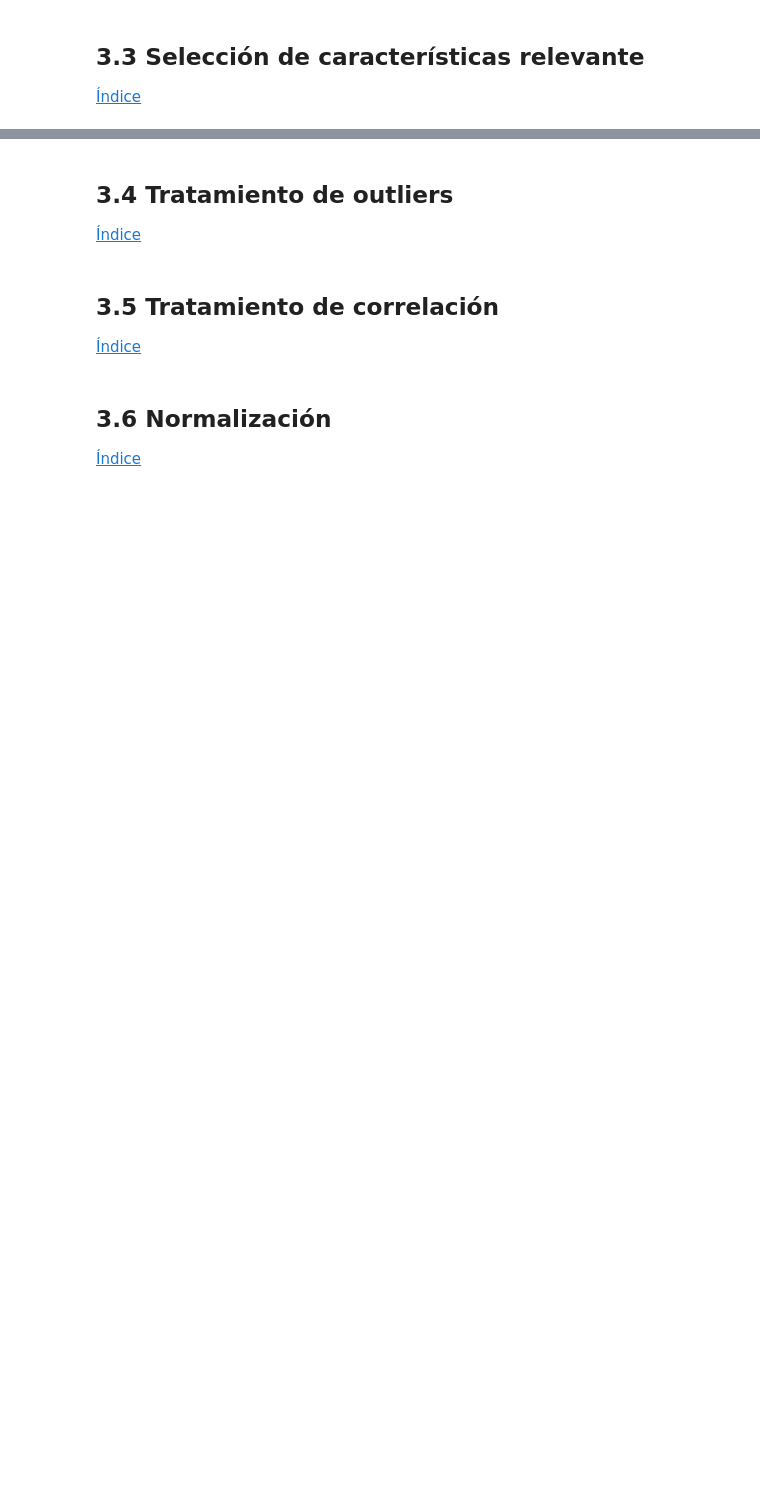
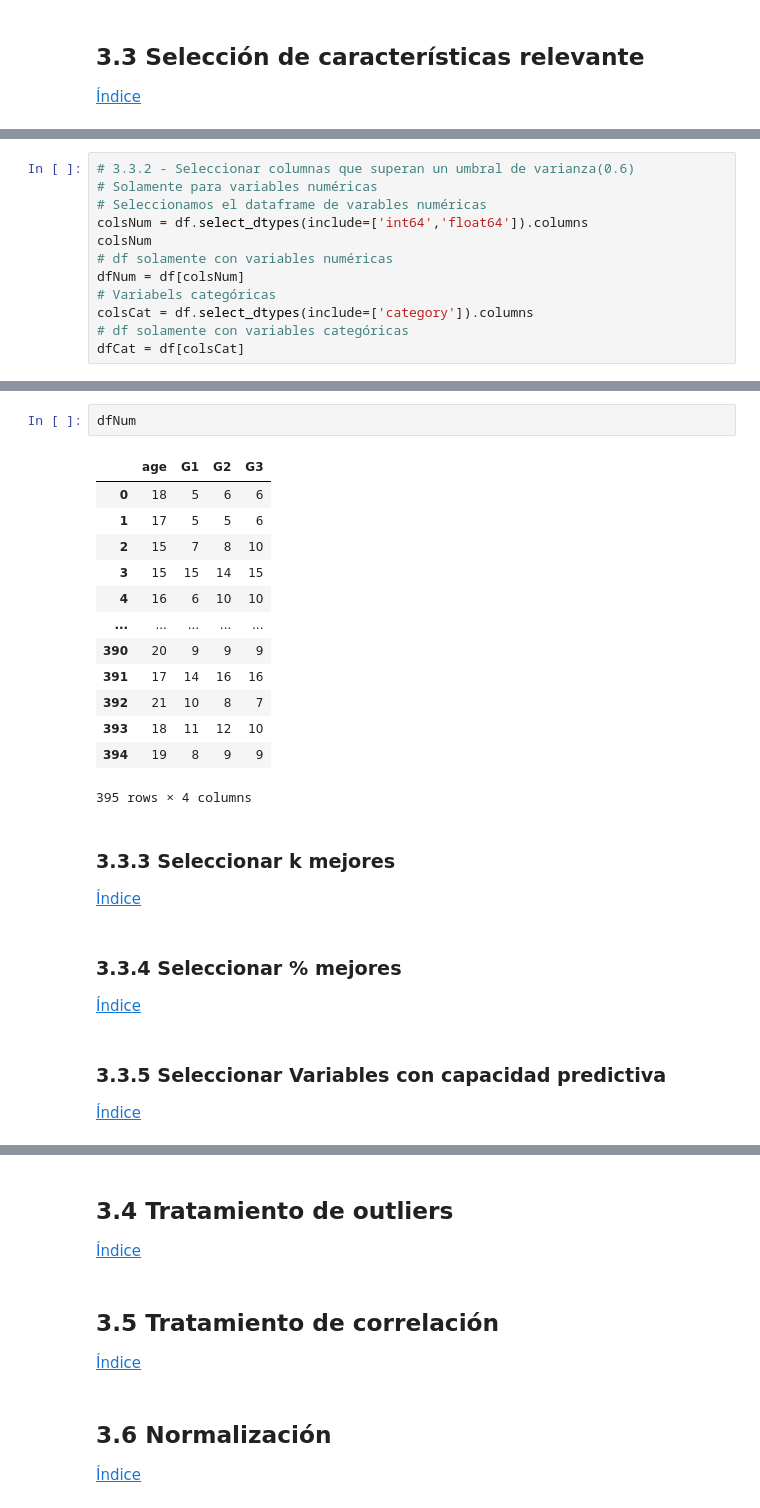
Before and after one commit to rmmateosv/SAA2223, a Jupyter notebook: Tema3/01_alumnos.ipynb, the cells around one changed output, grey strips where cells are left out. Cells and saved outputs as stored; diff of their text form; blank space fills up the shorter version.

```diff
--- a/Tema3/01_alumnos.ipynb
+++ b/Tema3/01_alumnos.ipynb
@@ -1610,0 +1648,12 @@ Index(['age', 'G1', 'G2', 'G3'], dtype='object')
+# %%
+# 3.3.2 - Seleccionar columnas que superan un umbral de varianza(0.6)
+# Solamente para variables numéricas
+# Seleccionamos el dataframe de varables numéricas
+colsNum = df.select_dtypes(include=['int64','float64']).columns
+colsNum
+# df solamente con variables numéricas
+dfNum = df[colsNum]
+# Variabels categóricas
+colsCat = df.select_dtypes(include=['category']).columns
+# df solamente con variables categóricas
+dfCat = df[colsCat]
@@ -1610,0 +1674,25 @@ Index(['age', 'G1', 'G2', 'G3'], dtype='object')
+# %%
+dfNum
+# %% [output]
+|  | age | G1 | G2 | G3 |
+| 0 | 18 | 5 | 6 | 6 |
+| 1 | 17 | 5 | 5 | 6 |
+| 2 | 15 | 7 | 8 | 10 |
+| 3 | 15 | 15 | 14 | 15 |
+| 4 | 16 | 6 | 10 | 10 |
+| ... | ... | ... | ... | ... |
+| 390 | 20 | 9 | 9 | 9 |
+| 391 | 17 | 14 | 16 | 16 |
+| 392 | 21 | 10 | 8 | 7 |
+| 393 | 18 | 11 | 12 | 10 |
+| 394 | 19 | 8 | 9 | 9 |
+395 rows × 4 columns
+# %% [markdown]
+### 3.3.3 Seleccionar k mejores<a name="3_3_3"></a>
+[Índice](#indice)
+# %% [markdown]
+### 3.3.4 Seleccionar % mejores<a name="3_3_4"></a>
+[Índice](#indice)
+# %% [markdown]
+### 3.3.5 Seleccionar Variables con capacidad predictiva<a name="3_3_5"></a>
+[Índice](#indice)
```
Also changed, not shown: parts of 36 cells of this notebook.
